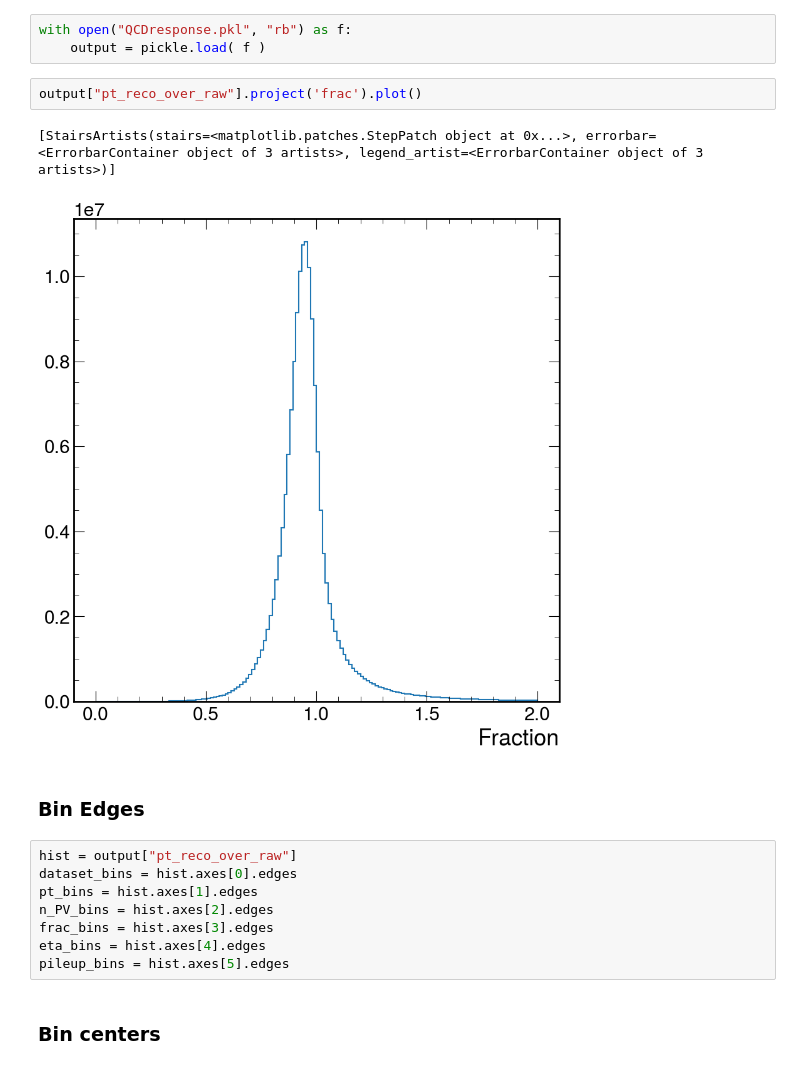
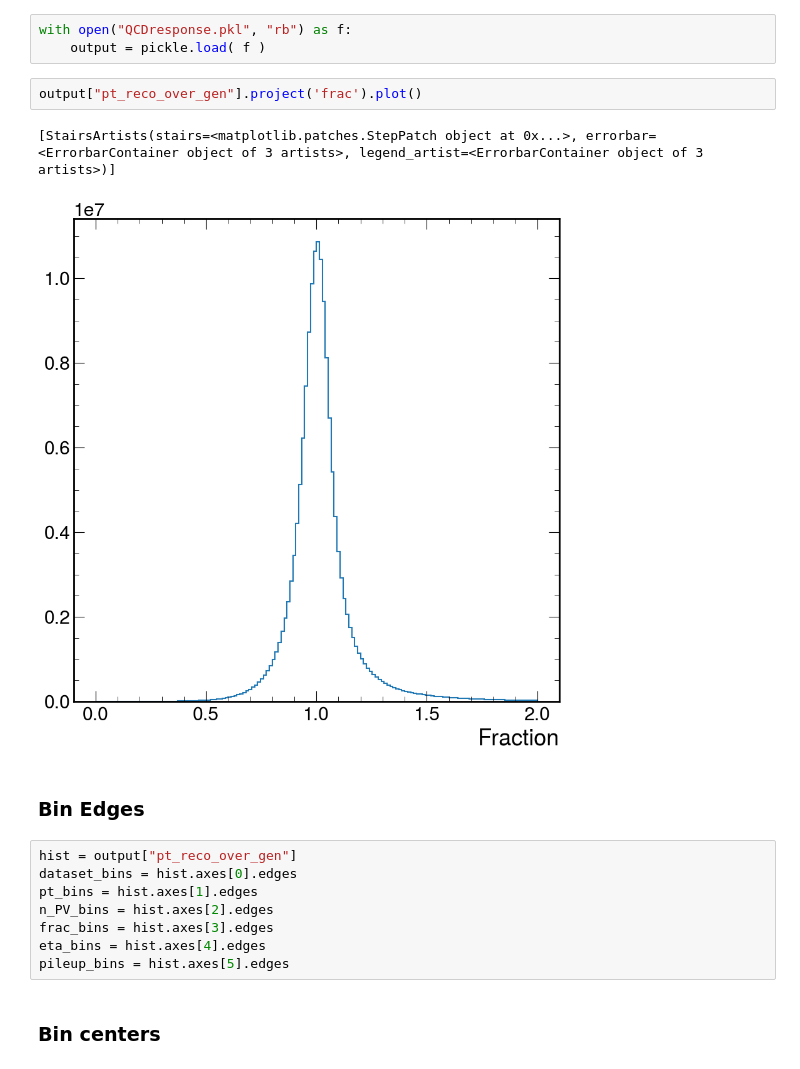
Before and after one commit to mandalaritra1/QCDanalysis, a Jupyter notebook: qcd_processor-JEC.ipynb, the cells around one changed output. Cells and saved outputs as stored; diff of their text form.

```diff
--- a/qcd_processor-JEC.ipynb
+++ b/qcd_processor-JEC.ipynb
@@ -214,14 +214,14 @@ with open(fname_out, "wb") as f:
 with open("QCDresponse.pkl", "rb") as f:
     output = pickle.load( f )
 # %%
-output["pt_reco_over_raw"].project('frac').plot()
+output["pt_reco_over_gen"].project('frac').plot()
 # %% [output]
 [StairsArtists(stairs=<matplotlib.patches.StepPatch object at 0x...>, errorbar=<ErrorbarContainer object of 3 artists>, legend_artist=<ErrorbarContainer object of 3 artists>)]
-[figure, old version]
+[figure, new version]
 # %% [markdown]
 ### Bin Edges
 # %%
-hist = output["pt_reco_over_raw"]
+hist = output["pt_reco_over_gen"]
 dataset_bins = hist.axes[0].edges
 pt_bins = hist.axes[1].edges
 n_PV_bins = hist.axes[2].edges
```
Also changed, not shown: parts of 18 cells of this notebook, 1 other file.
